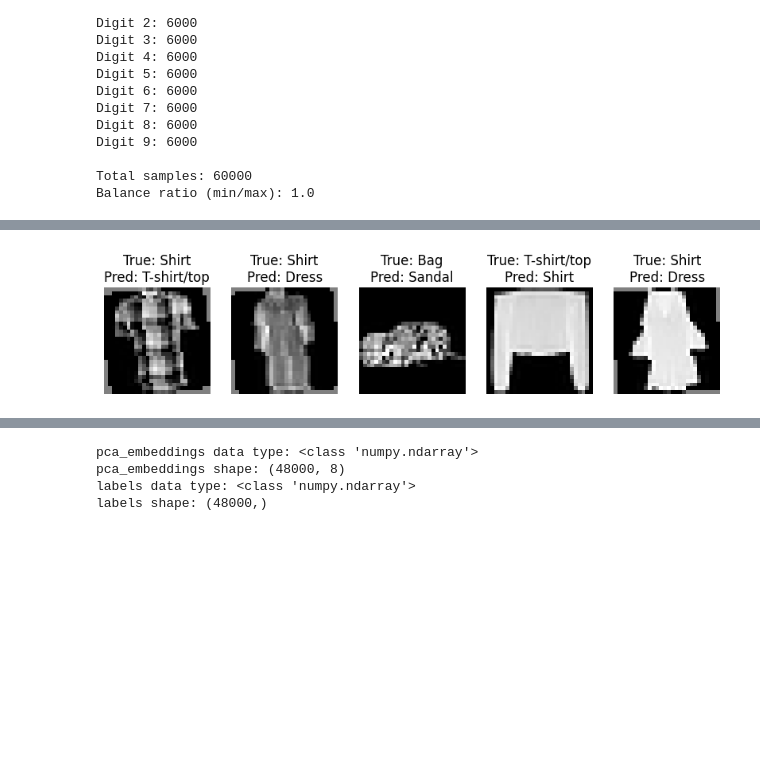
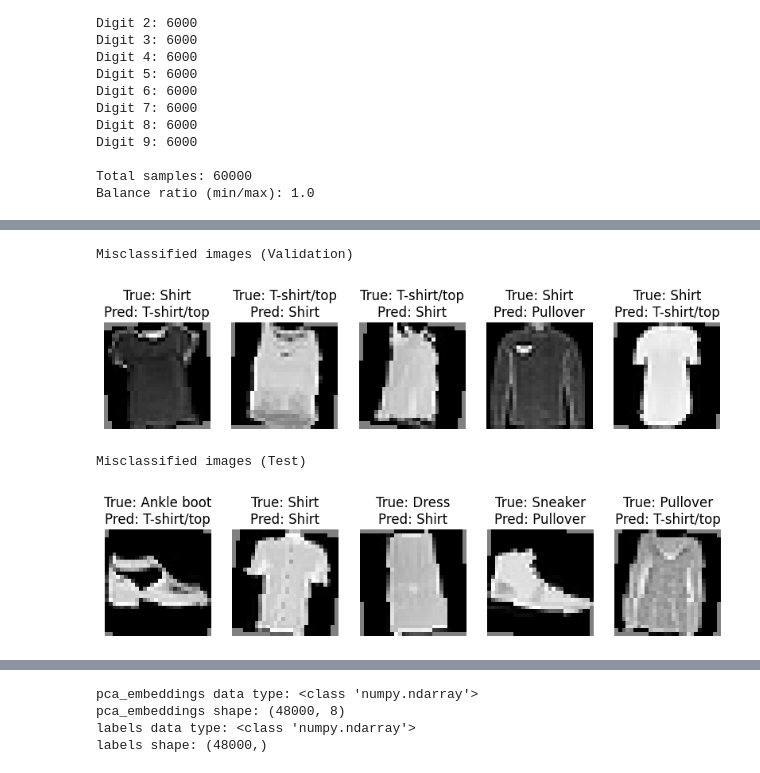
Before and after one commit to JD-Radadiya/ECEN_758_Project_Group_17, a Jupyter notebook: ECEN_758_Project.ipynb, the cells around one changed output, grey strips where cells are left out. Drawn from its saved outputs; the diff is of its cells as text; code cells hidden in the pictures; blank space fills up the shorter version.

```diff
--- a/ECEN_758_Project.ipynb
+++ b/ECEN_758_Project.ipynb
@@ -260,13 +261,11 @@ def train_model(model, criterion, optimizer, train_loader, valid_loader, num_epo
 # %%
-model_path = "model/best_model_state.pth"
-
 try:
     best_model.load_state_dict(torch.load(model_path))
     best_model.eval()
 except:
     # Create a study and optimize
     study = optuna.create_study(direction='maximize')
-    study.optimize(objective, n_trials=1)
+    study.optimize(objective, n_trials=3)
 
     # Print best parameters
     print("Best parameters found:")
@@ -281,6 +280,6 @@ except:
     )
 
     # Save the model state dict
-    model_path = "best_model_state.pth"
+    model_path = "./model/best_model_state.pth"
     torch.save(best_model.state_dict(), model_path)
     print(f"Model state dict saved to {model_path}")
@@ -287,46 +433,27 @@ except:
 # %%
-# Function to identify misclassified images during validation/testing
-def find_misclassified_images(model, dataloader):
-    model.eval()  # Set model to evaluation mode
-    misclassified_images = []
-    true_labels = []
-    predicted_labels = []
-
-    # Iterate over the dataloader
-    with torch.no_grad():
-        for images, labels in dataloader:
-            _, outputs = model(images)
-            _, predicted = torch.max(outputs, 1)
-
-            # Find misclassified images
-            misclassified_mask = predicted != labels
-            misclassified_images.extend(images[misclassified_mask])
-            true_labels.extend(labels[misclassified_mask])
-            predicted_labels.extend(predicted[misclassified_mask])
-
-    return misclassified_images, true_labels, predicted_labels
-
 # Function to visualize some of the misclassified images
-def visualize_misclassified_images(misclassified_images, true_labels, predicted_labels, class_names, num_images=5):
+def visualize_misclassified_images(misclassified_images, true_labels, predicted_labels, class_names, num_images=5, name=""):
+    print(f"Misclassified images ({name})")
     plt.figure(figsize=(10, 10))
     for i in range(min(num_images, len(misclassified_images))):
         image = misclassified_images[i].cpu().numpy().squeeze()
         true_label = class_names[true_labels[i].cpu().item()]
         predicted_label = class_names[predicted_labels[i].cpu().item()]
 
         plt.subplot(1, num_images, i + 1)
         plt.imshow(image, cmap='gray')
         plt.title(f'True: {true_label}\nPred: {predicted_label}')
         plt.axis('off')
     plt.show()
 
-# Find misclassified images in the validation set
-misclassified_images, true_labels, predicted_labels = find_misclassified_images(best_model, valloader)
-
 # Define class names for FashionMNIST
 class_names = ['T-shirt/top', 'Trouser', 'Pullover', 'Dress', 'Coat', 'Sandal', 'Shirt', 'Sneaker', 'Bag', 'Ankle boot']
 
 # Visualize some of the misclassified images
-visualize_misclassified_images(misclassified_images, true_labels, predicted_labels, class_names, num_images=5)
+visualize_misclassified_images(misclassified_images_val, true_labels_val, predicted_labels_val, class_names, num_images=5, name="Validation")
+visualize_misclassified_images(misclassified_images_test, true_labels_test, predicted_labels_val, class_names, num_images=5, name="Test")
 # %% [output]
+Misclassified images (Validation)
-[figure, old version]
+[figure, new version]
+Misclassified images (Test)
+[figure, added]
```
Also changed, not shown: parts of 11 cells of this notebook.
